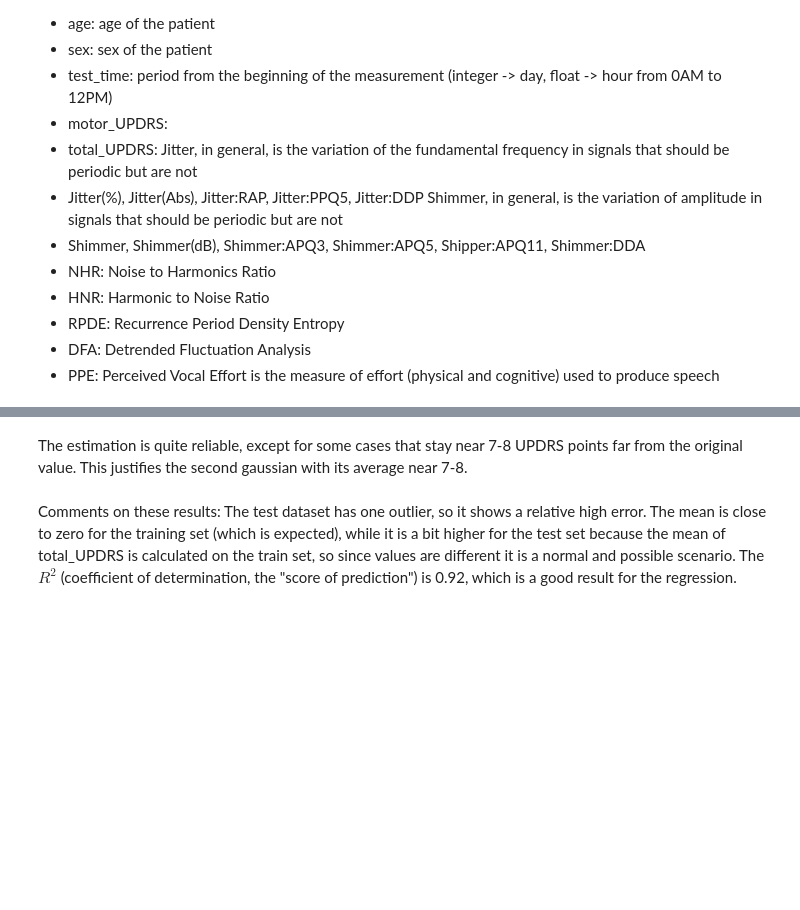
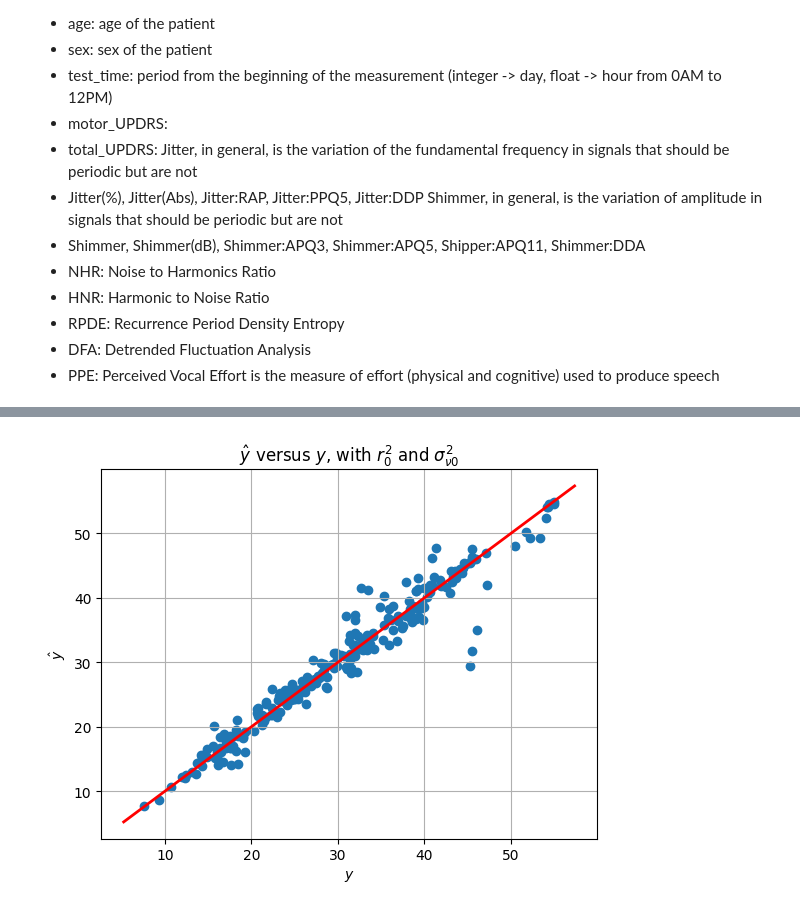
Before and after one commit to steurendo/ICT4Health, a Jupyter notebook: Lab2/lab2.ipynb, the cells around one changed output, grey strips where cells are left out. Drawn from its saved outputs; the diff is of its cells as text; code cells hidden in the pictures; blank space fills up the shorter version.

Commit message:
Lab2: missing test part

```diff
--- a/Lab2/lab2.ipynb
+++ b/Lab2/lab2.ipynb
@@ -97,8 +109,8 @@ ss_vals = ss.values
 # %%
 Xsh_norm = (Xsh - mm_vals) / ss_vals  # normalization of all parameters
 ysh_norm = Xsh_norm['total_UPDRS']  # total_UPDRS will be the regressand
-# Xsh_norm = Xsh_norm[['motor_UPDRS', 'age', 'PPE']]  # keeping only these three regressors
-Xsh_norm = Xsh_norm.drop(['total_UPDRS', 'subject#', 'test_time'], axis=1)  # removing the regressand and other useless
+Xsh_norm = Xsh_norm[['motor_UPDRS', 'age', 'PPE']]  # keeping only these three regressors
+# Xsh_norm = Xsh_norm.drop(['total_UPDRS', 'subject#', 'test_time'], axis=1)  # removing the regressand and other useless
 # or known correlated features
 
 X_tr_norm = Xsh_norm[:Ntr].values
@@ -120,7 +136,9 @@ t = 1
 s2 = 0.001
 N = 10
 # %%
+y_hat_norm = np.empty(Nva)
 for row in range(Nva):
+    # row = 0
     x = X_va_norm[row]
     distances = [eucl_distance(x, X_tr_norm[i]) for i in range(Ntr)]
     i_order = np.argsort(distances)
@@ -136,5 +154,5 @@ for row in range(Nva):
     k = Rn[-1, :N - 1]
     d = Rn[-1, -1]
     Rn_sub_inv = np.linalg.inv(Rn[:N - 1, :N - 1])
-    y_hat = k.T @ Rn_sub_inv @ closer_y
+    y_hat_norm[row] = k.T @ Rn_sub_inv @ closer_y
     variance = d - k.T @ Rn_sub_inv @ k
@@ -193,3 +158,0 @@ plt.show()
-# %% [markdown]
-The estimation is quite reliable, except for some cases that stay near 7-8 UPDRS points far from the
-original value. This justifies the second gaussian with its average near 7-8.
@@ -220,5 +159,14 @@ print(results)
-# %% [markdown]
-Comments on these results:
-The test dataset has one outlier, so it shows a relative high error.
-The mean is close to zero for the training set (which is expected), while it is a bit higher for the test set because the mean of total_UPDRS is calculated on the train set, so since values are different it is a normal and possible scenario.
-The $R^2$ (coefficient of determination, the "score of prediction") is 0.92, which is a good result for the regression.
+# %%
+y_hat = y_hat_norm * sy + my
+y_va = y_va_norm * sy + my
+plt.figure()
+plt.scatter(y_va, y_hat)
+v = plt.axis()
+plt.plot([v[0], v[1]], [v[0], v[1]], 'r', linewidth=2)
+plt.xlabel(r'$y$')
+plt.ylabel(r'$\^y$')
+plt.title('$\^y$ versus $y$, with $r_0^2$ and $\\sigma_{\\nu 0}^2$')
+plt.grid()
+plt.show()
+# %% [output]
+[figure, added]
```
Also changed, not shown: parts of 20 cells of this notebook.
